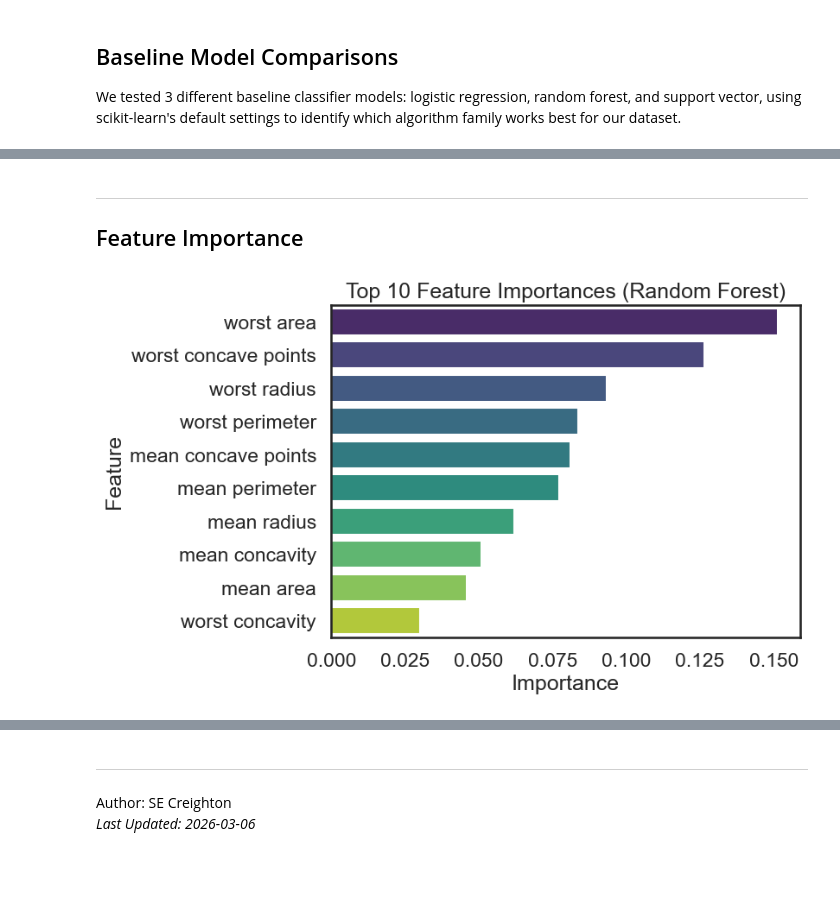
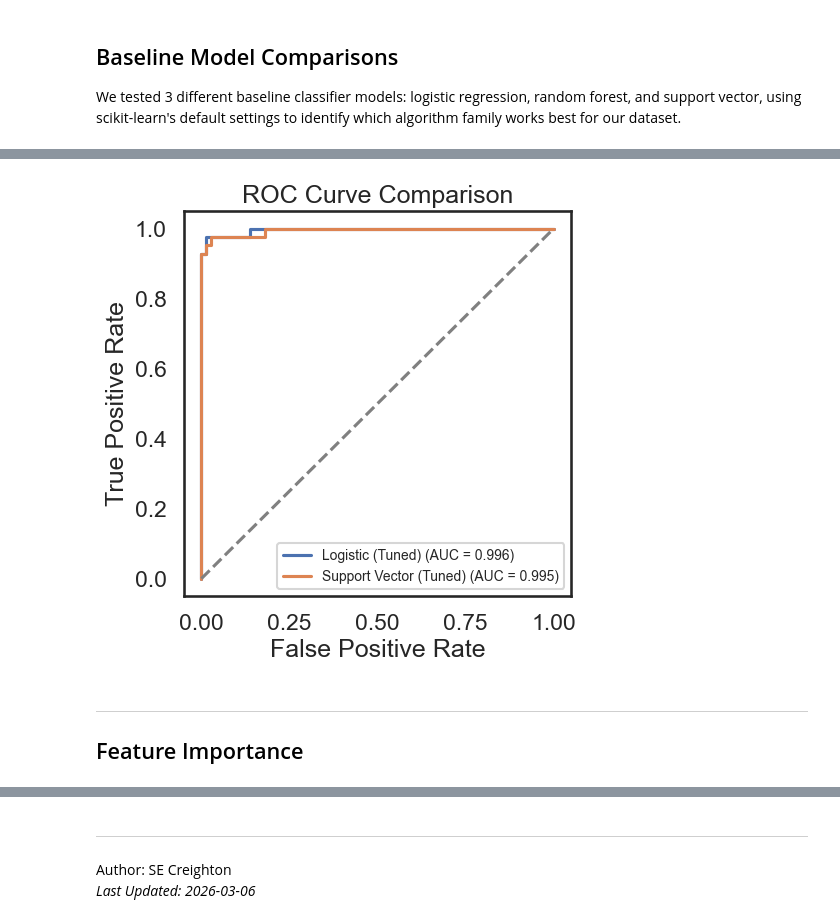
Before and after one commit to sarahcreighton/breast-cancer-classifier, a Jupyter notebook: notebooks/02_modelling.ipynb, the cells around one changed output, grey strips where cells are left out. Saved outputs shown, nothing was run; the diff lists cells and outputs as text; code cells hidden in the pictures; blank space fills up the shorter version.

```diff
--- a/notebooks/02_modelling.ipynb
+++ b/notebooks/02_modelling.ipynb
@@ -357,45 +239,12 @@ plt.show()
+# %%
+models_to_plot = {
+    "Logistic (Tuned)": best_lr,
+    "Support Vector (Tuned)": best_svm
+}
+vis.plot_roc_curves(models_to_plot, X_test, y_test,figsize=(5,5))
+# %% [output]
+[figure, added]
 # %% [markdown]
 ---
 
 ## Feature Importance
-# %%
-# # tune and evaluate logistic regression model
-# rf_metrics, rf_cm, best_rf, best_rf_params, best_rf_score = tune_and_evaluate(
-#     "Random Forest", rf_pipeline, X_train, y_train, X_test, y_test
-# )
-
-# Make sure Random Forest is in trained_models
-if "Random Forest (Baseline)" in base_trained_models:
-
-    rf_model = base_trained_models["Random Forest (Baseline)"]
-
-    # Extract feature importances from the model inside the pipeline
-    importances = rf_model.named_steps["model"].feature_importances_
-    features = X_train.columns
-
-    importance_df = (
-        pd.DataFrame({
-            "feature": features,
-            "importance": importances
-        })
-        .sort_values("importance", ascending=False)
-        .head(10)
-    )
-
-    plt.figure(figsize=(7,5))
-
-    sns.barplot(
-        data = importance_df,
-        x = "importance",
-        y = "feature",
-        hue = "feature",
-        palette = "viridis"
-    )
-
-    plt.title("Top 10 Feature Importances (Random Forest)")
-    plt.xlabel("Importance")
-    plt.ylabel("Feature")
-
-    plt.show()
-# %% [output]
-[figure, removed]
```
Also changed, not shown: parts of 54 cells of this notebook, 5 other files.
